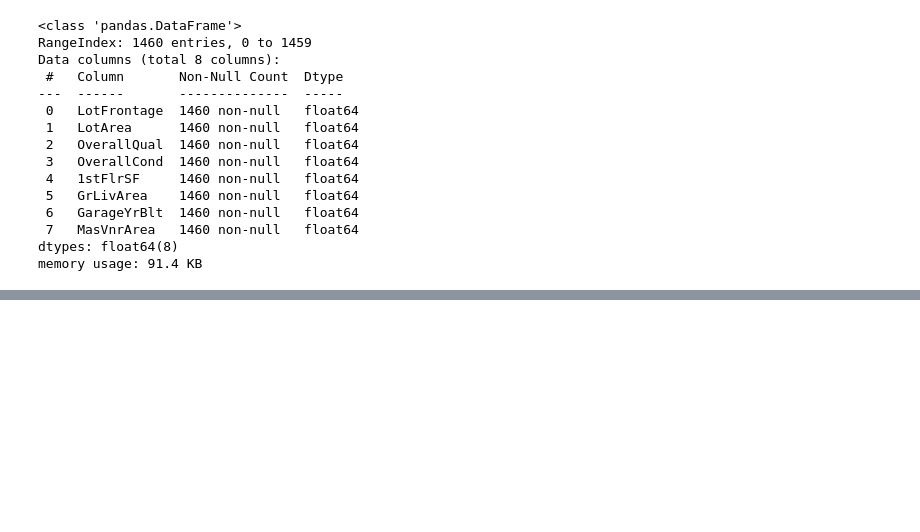
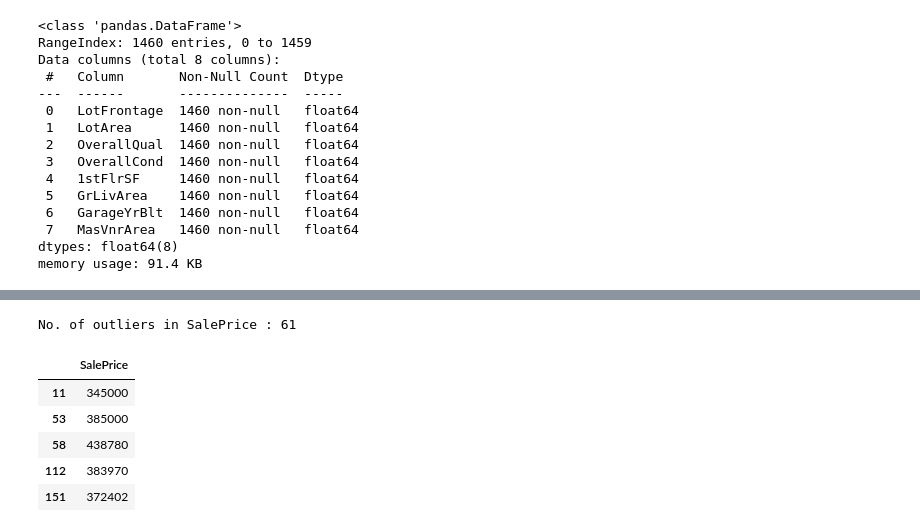
Before and after one commit to sahilsaeidkhan/just_Practice, a Jupyter notebook: house_prediction.ipynb, the cells around one changed output, grey strips where cells are left out. Cells and saved outputs as stored; diff of their text form; code cells hidden in the pictures; blank space fills up the shorter version.

```diff
--- a/house_prediction.ipynb
+++ b/house_prediction.ipynb
@@ -718,0 +796,22 @@ memory usage: 91.4 KB
+# %%
+def detect_outliers(data, col):
+    Q1 = data[col].quantile(0.25)
+    Q3 = data[col].quantile(0.75)
+    IQR = Q3-Q1
+    lower_fence = Q1 - 1.5 * IQR
+    upper_fence = Q3 + 1.5 * IQR
+    outliers = data[(data[col] < lower_fence) | (data[col] > upper_fence)]
+    return outliers[[col]]
+# %%
+outliers_saleprice = detect_outliers(df, "SalePrice")
+# %%
+print(f"No. of outliers in SalePrice : {len(outliers_saleprice)}")
+display(outliers_saleprice.head())
+# %% [output]
+No. of outliers in SalePrice : 61
+|  | SalePrice |
+| 11 | 345000 |
+| 53 | 385000 |
+| 58 | 438780 |
+| 112 | 383970 |
+| 151 | 372402 |
```
Also changed, not shown: parts of 8 cells of this notebook.
